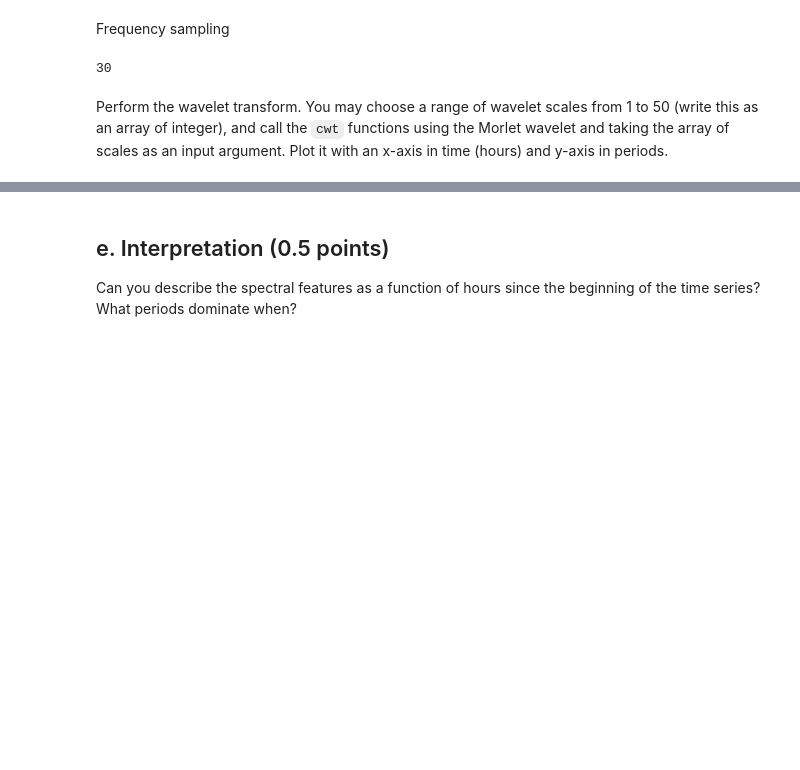
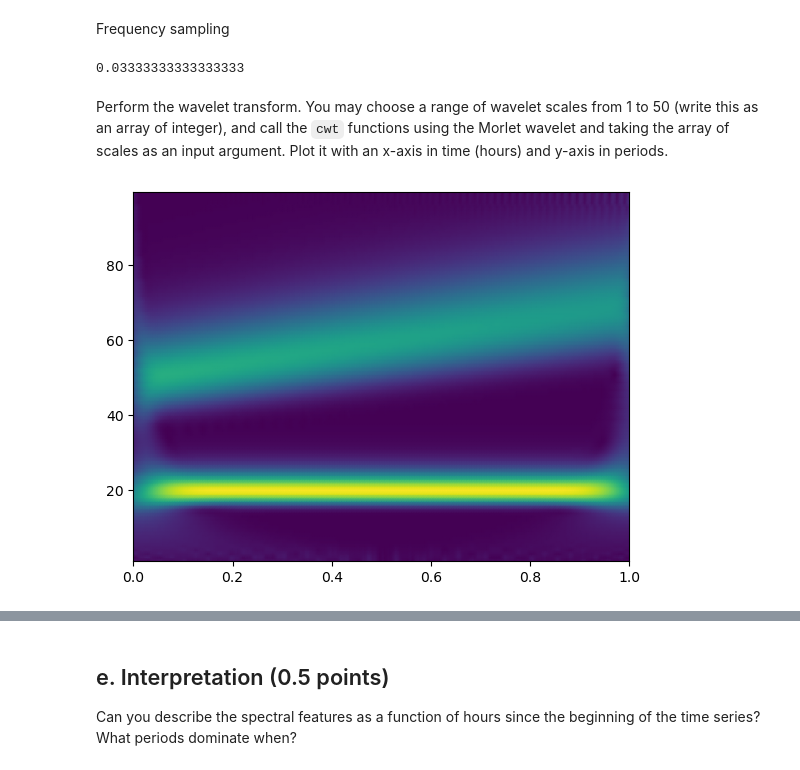
Before and after one commit to UW-ESS-DS/MLGeo2022_velgueta, a Jupyter notebook: Homeworks3_4/homework_4.ipynb, the cells around one changed output, grey strips where cells are left out. Drawn from its saved outputs; the diff is of its cells as text; code cells hidden in the pictures; blank space fills up the shorter version.

```diff
--- a/Homeworks3_4/homework_4.ipynb
+++ b/Homeworks3_4/homework_4.ipynb
@@ -422,9 +422,25 @@ Calculate the sampling frequency by taking the time difference between two sampl
 # %% [markdown]
 Frequency sampling
 # %%
-fs= int(newtime[4]-newtime[3])
+T=newtime[4]-newtime[3]
+#print(fs)
+fs=1/T
 print(fs)
 # %% [output]
-30
+0.03333333333333333
 # %% [markdown]
 Perform the wavelet transform. You may choose a range of wavelet scales from 1 to 50 (write this as an array of integer), and call the ``cwt`` functions using the Morlet wavelet and taking the array of scales as an input argument. Plot it with an x-axis in time (hours) and y-axis in periods.
+# %%
+from scipy import signal
+import matplotlib.pyplot as plt
+t, dt = np.linspace(0, 1, 200, retstep=True)
+fs = 1/dt
+w = 7.
+sig = np.cos(2*np.pi*(50 + 10*t)*t) + np.sin(40*np.pi*t)
+freq = np.linspace(1, fs/2, 100)
+widths = w*fs / (2*freq*np.pi)
+cwtm = signal.cwt(sig, signal.morlet2, widths, w=w)
+plt.pcolormesh(t, freq, np.abs(cwtm), cmap='viridis', shading='gouraud')
+plt.show()
+# %% [output]
+[figure, added]
```
Also changed, not shown: parts of 4 cells of this notebook.
